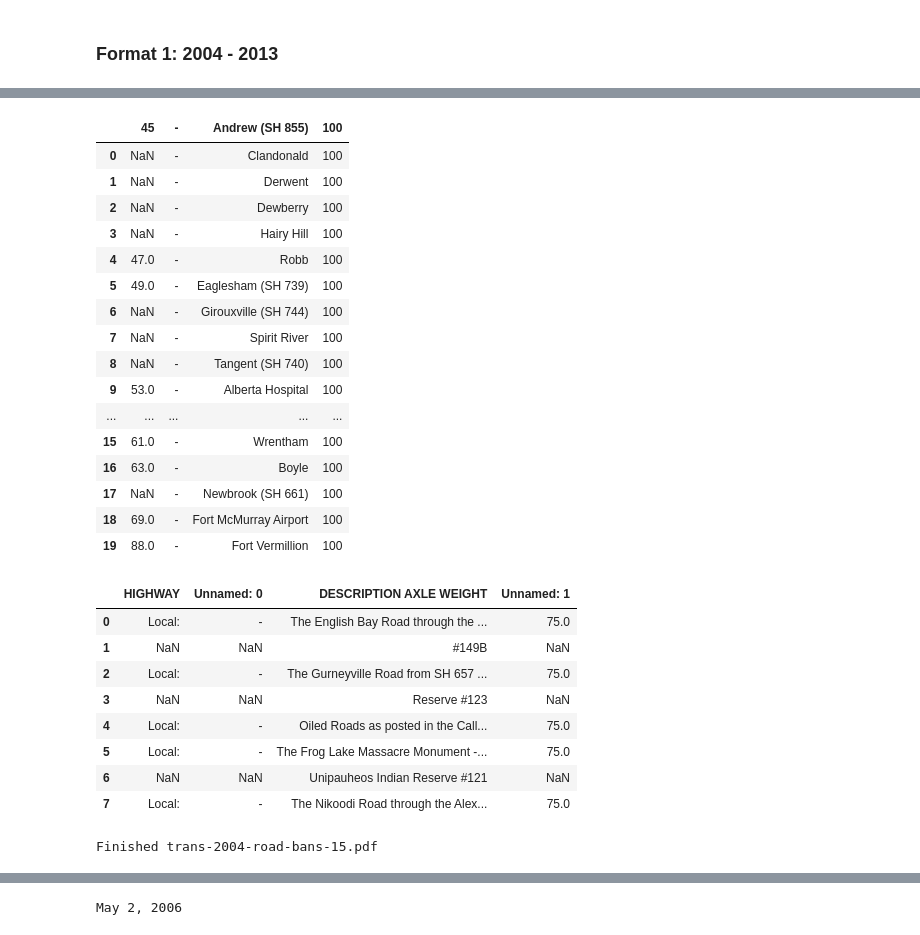
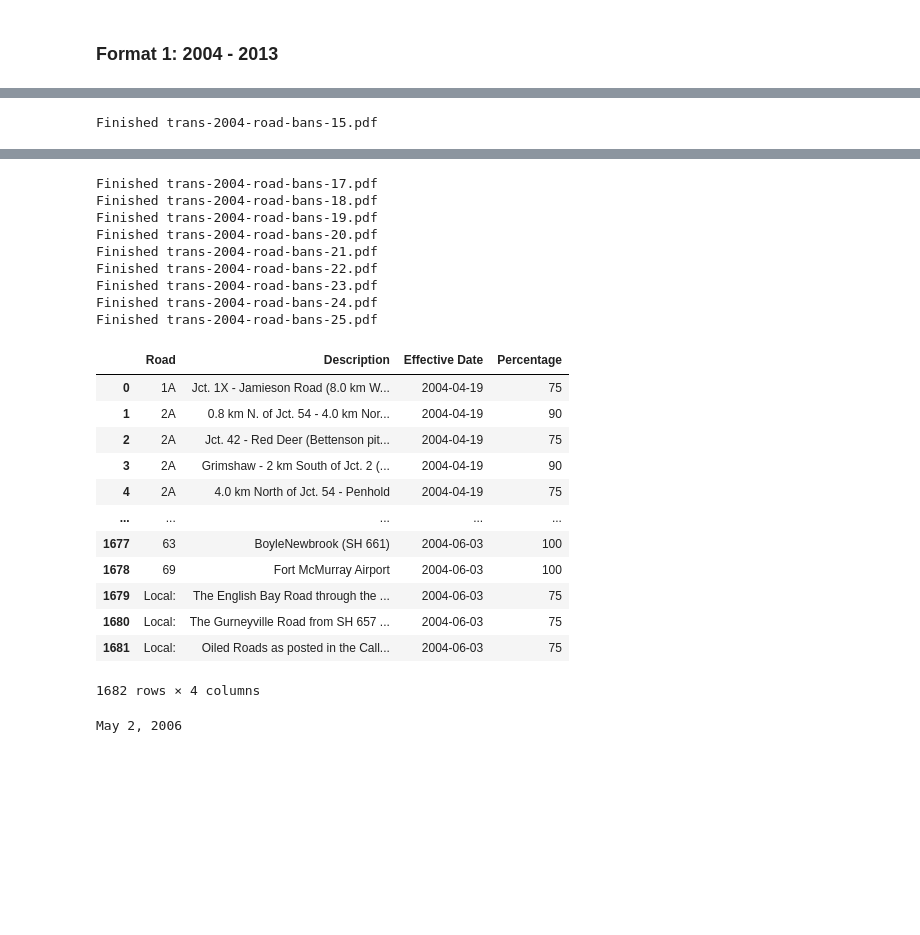
Before and after one commit to kj-kwan/alberta-road-bans, a Jupyter notebook: Road Ban Analysis.ipynb, the cells around one changed output, grey strips where cells are left out. Drawn from its saved outputs; the diff is of its cells as text; code cells hidden in the pictures; blank space fills up the shorter version.

```diff
--- a/Road Ban Analysis.ipynb
+++ b/Road Ban Analysis.ipynb
@@ -501,7 +501,7 @@ print(format3)
 # %%
 # Using the pre-processing on the pdf report to format data into most recent format of road ban data
 data = []
-for f in rb_reports[:3]:
+for f in rb_reports[:10]:
     pdf_tables = read_pdf(f'./road ban reports/{f}',pages='all')
 
     # Parsing pdf file for the effective date of the report
@@ -515,9 +515,10 @@ for f in rb_reports[:3]:
     # Iterating through the pdf pages
     for i in range(len(pdf_tables)):
         df_temp = pdf_tables[i]
-        display(df_temp)
+#         display(df_temp)
         df_temp.columns = ['Road','-','Description','Percentage']
         for index, row in df_temp.iterrows():
+#             display(row)
             if index < len(df_temp)-1:
                 if pd.notnull(row['Road']):
                     if pd.isnull(df_temp.iloc[index+1]['Road']):
@@ -688,27 +536 @@ display(df1)
-|  | 45 | - | Andrew (SH 855) | 100 |
-| 0 | NaN | - | Clandonald | 100 |
-| 1 | NaN | - | Derwent | 100 |
-| 2 | NaN | - | Dewberry | 100 |
-| 3 | NaN | - | Hairy Hill | 100 |
-| 4 | 47.0 | - | Robb | 100 |
-| 5 | 49.0 | - | Eaglesham (SH 739) | 100 |
-| 6 | NaN | - | Girouxville (SH 744) | 100 |
-| 7 | NaN | - | Spirit River | 100 |
-| 8 | NaN | - | Tangent (SH 740) | 100 |
-| 9 | 53.0 | - | Alberta Hospital | 100 |
-| ... | ... | ... | ... | ... |
-| 15 | 61.0 | - | Wrentham | 100 |
-| 16 | 63.0 | - | Boyle | 100 |
-| 17 | NaN | - | Newbrook (SH 661) | 100 |
-| 18 | 69.0 | - | Fort McMurray Airport | 100 |
-| 19 | 88.0 | - | Fort Vermillion | 100 |
-|  | HIGHWAY | Unnamed: 0 | DESCRIPTION AXLE WEIGHT | Unnamed: 1 |
-| 0 | Local: | - | The English Bay Road through the ... | 75.0 |
-| 1 | NaN | NaN | #149B | NaN |
-| 2 | Local: | - | The Gurneyville Road from SH 657 ... | 75.0 |
-| 3 | NaN | NaN | Reserve #123 | NaN |
-| 4 | Local: | - | Oiled Roads as posted in the Call... | 75.0 |
-| 5 | Local: | - | The Frog Lake Massacre Monument -... | 75.0 |
-| 6 | NaN | NaN | Unipauheos Indian Reserve #121 | NaN |
-| 7 | Local: | - | The Nikoodi Road through the Alex... | 75.0 |
 Finished trans-2004-road-bans-15.pdf
@@ -716,3 +538,25 @@ Finished trans-2004-road-bans-15.pdf
+Finished trans-2004-road-bans-17.pdf
+Finished trans-2004-road-bans-18.pdf
+Finished trans-2004-road-bans-19.pdf
+Finished trans-2004-road-bans-20.pdf
+Finished trans-2004-road-bans-21.pdf
+Finished trans-2004-road-bans-22.pdf
+Finished trans-2004-road-bans-23.pdf
+Finished trans-2004-road-bans-24.pdf
+Finished trans-2004-road-bans-25.pdf
+|  | Road | Description | Effective Date | Percentage |
+| 0 | 1A | Jct. 1X - Jamieson Road (8.0 km W... | 2004-04-19 | 75 |
+| 1 | 2A | 0.8 km N. of Jct. 54 - 4.0 km Nor... | 2004-04-19 | 90 |
+| 2 | 2A | Jct. 42 - Red Deer (Bettenson pit... | 2004-04-19 | 75 |
+| 3 | 2A | Grimshaw - 2 km South of Jct. 2 (... | 2004-04-19 | 90 |
+| 4 | 2A | 4.0 km North of Jct. 54 - Penhold | 2004-04-19 | 75 |
+| ... | ... | ... | ... | ... |
+| 1677 | 63 | BoyleNewbrook (SH 661) | 2004-06-03 | 100 |
+| 1678 | 69 | Fort McMurray Airport | 2004-06-03 | 100 |
+| 1679 | Local: | The English Bay Road through the ... | 2004-06-03 | 75 |
+| 1680 | Local: | The Gurneyville Road from SH 657 ... | 2004-06-03 | 75 |
+| 1681 | Local: | Oiled Roads as posted in the Call... | 2004-06-03 | 75 |
+1682 rows × 4 columns
 # %%
 # Extracting the effective date from the parsed pdf report
 filename = 'trans-2006-road-bans-14.pdf'
```
Also changed, not shown: parts of 4 cells of this notebook.
